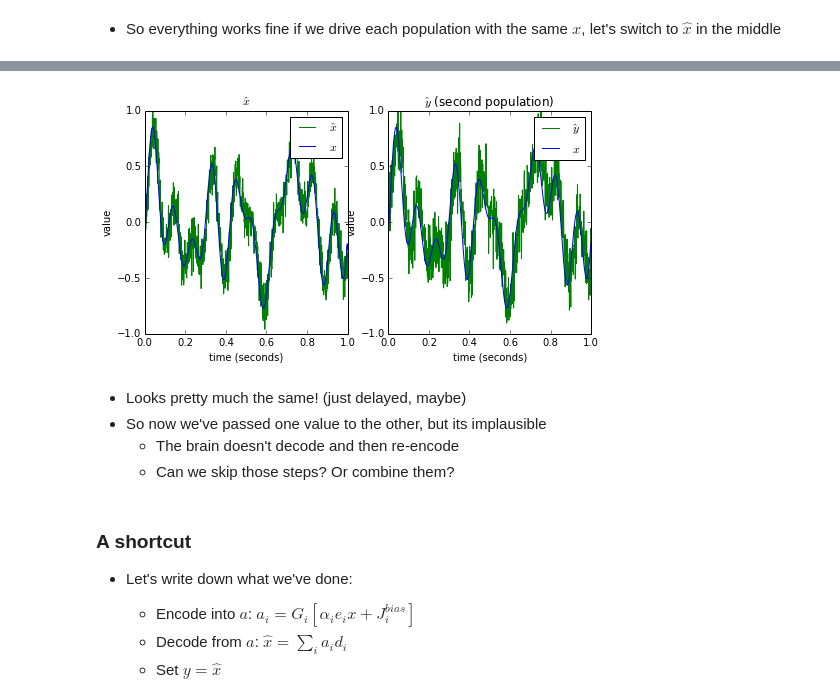
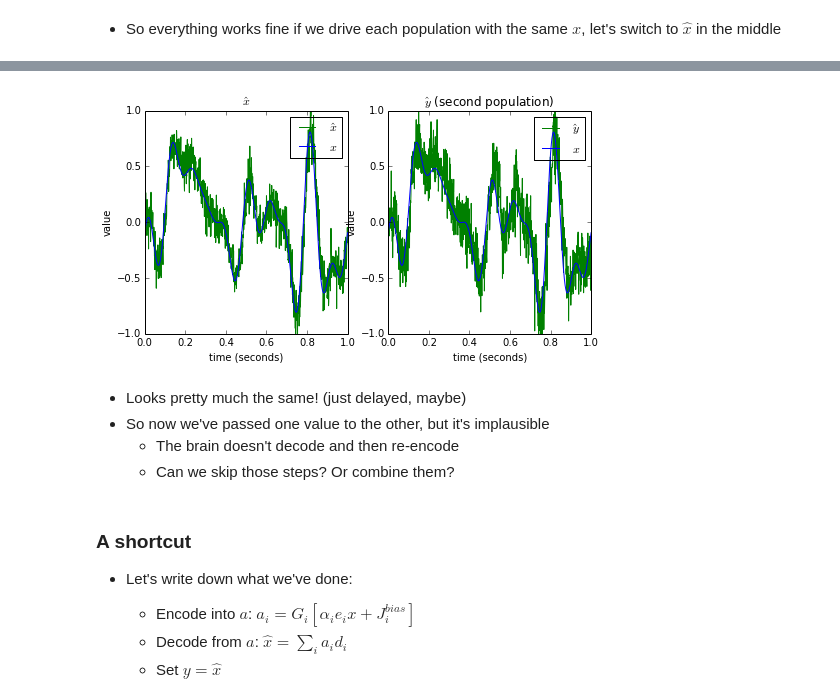
Before and after one commit to celiasmith/syde556, a Jupyter notebook: SYDE 556 Lecture 4 Transformation.ipynb, the cells around one changed output, grey strips where cells are left out. Cells and saved outputs as stored; diff of their text form; code cells hidden in the pictures.

```diff
--- a/SYDE 556 Lecture 4 Transformation.ipynb
+++ b/SYDE 556 Lecture 4 Transformation.ipynb
@@ -52,18 +52,16 @@ Populating the interactive namespace from numpy and matplotlib
 import numpy as np
 import nengo
 from nengo.dists import Uniform
-from nengo.processes import WhiteNoise
+from nengo.processes import WhiteSignal
 from nengo.solvers import LstsqL2
 
 T = 1.0
 max_freq = 10
 
-noise = WhiteNoise(duration=T, high=max_freq, rms=0.5)
-
 model = nengo.Network('Communication Channel', seed=3)
 
 with model:
-    stim = nengo.Node(noise.f(rng=np.random.RandomState(3)))
+    stim = nengo.Node(output=WhiteSignal(T, high=max_freq, rms=0.5))
     ensA = nengo.Ensemble(20, dimensions=1, neuron_type=nengo.LIFRate())
     ensB = nengo.Ensemble(19, dimensions=1, neuron_type=nengo.LIFRate())
     temp = nengo.Ensemble(1, dimensions=1, neuron_type=nengo.LIFRate())
@@ -78,15 +76,15 @@ with model:
     a_rates = nengo.Probe(ensA.neurons, 'rates')
     b_rates = nengo.Probe(ensB.neurons, 'rates')
 
-sim = nengo.Simulator(model)
+sim = nengo.Simulator(model, seed=3)
 sim.run(T)
 
 x = sim.data[stim_p]
 
-d_i = sim.data[connectionA].decoders.T
+d_i = sim.data[connectionA].weights.T
 A_i = sim.data[a_rates]
 
-d_j = sim.data[connectionB].decoders.T
+d_j = sim.data[connectionB].weights.T
 A_j = sim.data[b_rates]
 
 #Add noise
@@ -127,9 +126,6 @@ def xhat_fcn(t):
     if idx>=1000: idx=999
     return xhat_i[idx]
 
-#This resets the white noise process
-stim.output.func_closure[0].cell_contents.keywords['t'] = np.array([0])
-
 with model:
     xhat = nengo.Node(xhat_fcn)
 
@@ -137,10 +133,10 @@ with model:
 
     xhat_p = nengo.Probe(xhat)
 
-sim = nengo.Simulator(model)
+sim = nengo.Simulator(model, seed=3)
 sim.run(T)
 
-d_j = sim.data[connectionB].decoders.T
+d_j = sim.data[connectionB].weights.T
 A_j = sim.data[b_rates]
 
 A_j = A_j + numpy.random.normal(scale=0.2*numpy.max(A_j), size=A_j.shape)
@@ -170,7 +167,7 @@ ylim(-1,1);
-[figure, old version]
+[figure, new version]
 # %% [markdown]
 - Looks pretty much the same! (just delayed, maybe)
-- So now we've passed one value to the other, but its implausible
+- So now we've passed one value to the other, but it's implausible
     - The brain doesn't decode and then re-encode
     - Can we skip those steps?  Or combine them?
 # %% [markdown]
```
Also changed, not shown: parts of 9 cells of this notebook.
